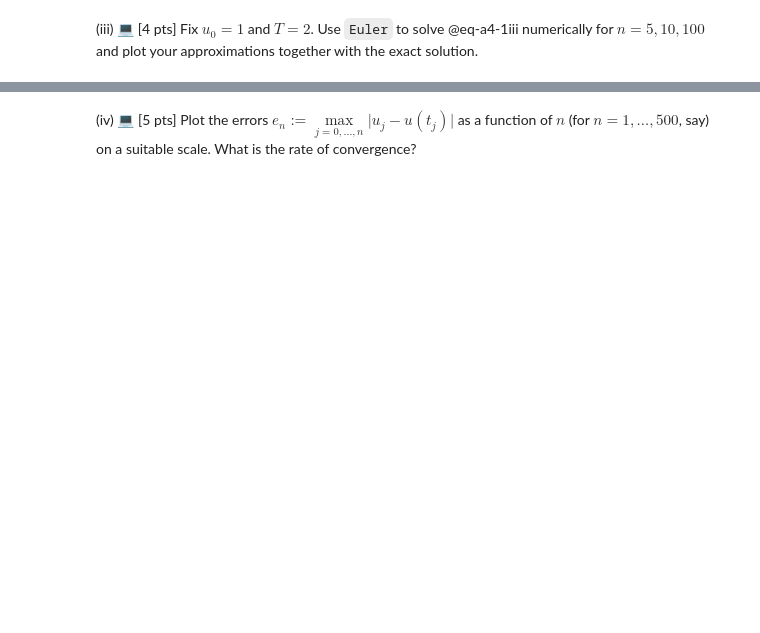
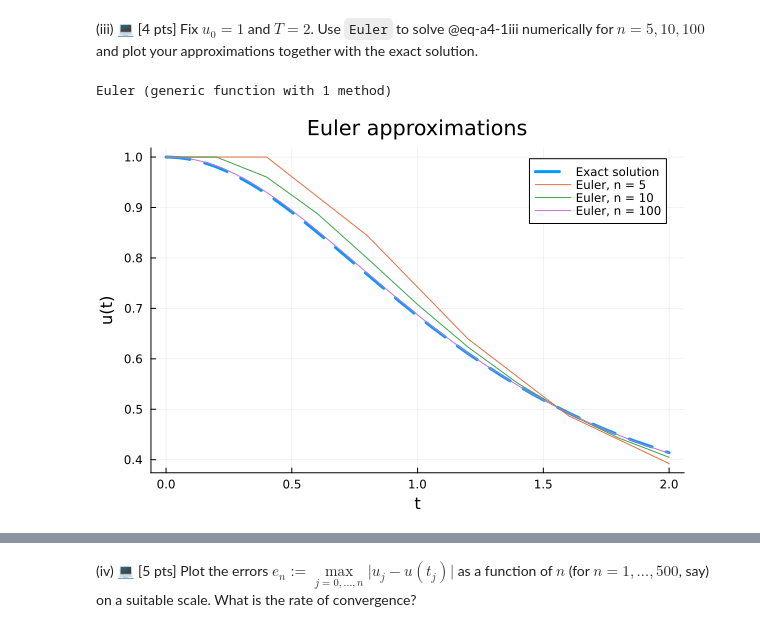
Before and after one commit to samayouy/Assignment4, a Jupyter notebook: A04.ipynb, the cells around one changed output, grey strips where cells are left out. Drawn from its saved outputs; the diff is of its cells as text; code cells hidden in the pictures; blank space fills up the shorter version.

Commit message:
Complete Exercise 2 Euler method

```diff
--- a/A04.ipynb
+++ b/A04.ipynb
@@ -217,5 +317,53 @@ This method is sometimes known as the *explicit* Euler method because $u_{j+1}$
+# %%
+function Euler(u0, g, T, n)
+    h = T / n
+    u = zeros(n + 1)
+    u[1] = u0
+
+    for j in 1:n
+        t_j = (j - 1) * h
+        u[j + 1] = u[j] + h * g(t_j, u[j])
+    end
+
+    return u
+end
+# %% [output]
+Euler (generic function with 1 method)
 # %%
-# your code here
+u0 = 1.0
+T = 2.0
+
+# Right-hand side of the differential equation
+g(t, u) = -u^2 * sin(t)
+
+# Exact solution
+u_exact(t, u0=1.0) = u0 / ((1 + u0) - u0 * cos(t))
+
+# Start with the exact solution
+p = plot(
+    t -> u_exact(t, u0),
+    0,
+    T,
+    lw = 3,
+    linestyle = :dash,
+    label = "Exact solution",
+    xlabel = "t",
+    ylabel = "u(t)",
+    title = "Euler approximations"
+)
+
+# Add the Euler approximations
+for n in [5, 10, 100]
+    h = T / n
+    t = collect(0:h:T)
+    u = Euler(u0, g, T, n)
+
+    plot!(p, t, u, label = "Euler, n = $n")
+end
+
+display(p)
+# %% [output]
+[figure, added]
 # %% [markdown]
 <div class='alert alert-block alert-success'><b>Answer.</b>
 
```
Also changed, not shown: parts of 9 cells of this notebook.
